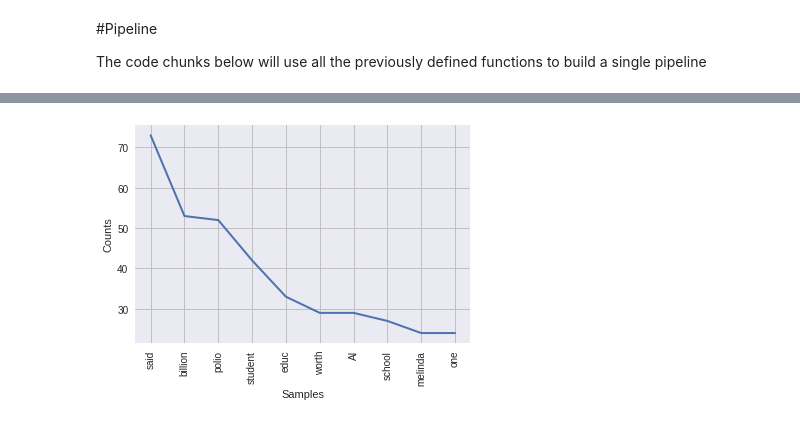
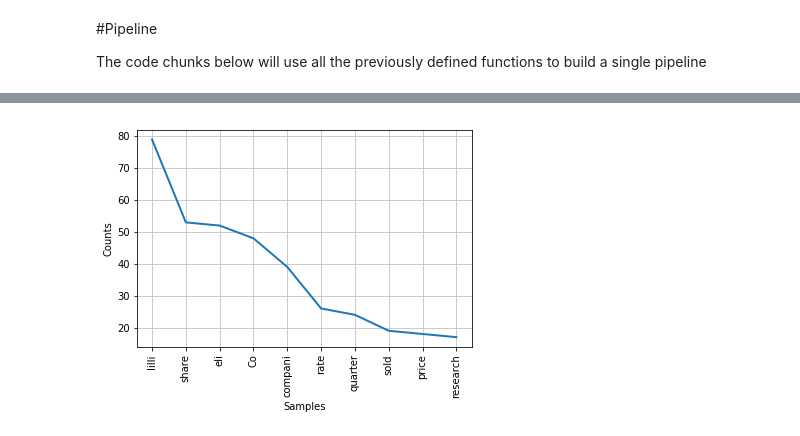
Before and after one commit to IshaKanani/-data_mgmt_rsch_life_cycle, a Jupyter notebook: Week_9_Cleaning_data_data_preprocessing_and_organizing.ipynb, the cells around one changed output, grey strips where cells are left out. Drawn from its saved outputs; the diff is of its cells as text; code cells hidden in the pictures.

```diff
--- a/Week_9_Cleaning_data_data_preprocessing_and_organizing.ipynb
+++ b/Week_9_Cleaning_data_data_preprocessing_and_organizing.ipynb
@@ -97,7 +100,7 @@ def get_top_routers(nw, list_routers, n):
     degrees.append(nw.degree(val))
 
   nodes_degrees = pd.DataFrame()
-  nodes_degrees["org"] = nodes
+  nodes_degrees["org"] = list_routers
   nodes_degrees["connections"] = degrees
 
   top_routers = nodes_degrees.sort_values("connections", ascending=False).head(n)
@@ -119,7 +122,7 @@ def get_url_list(org, total_urls):
   headers = {
       # Request headers
       # Add any of the two keys from microsoft account here
-      'Ocp-Apim-Subscription-Key': '56de6ee45d3e474b8a664174fcabdf81',
+      'Ocp-Apim-Subscription-Key': '',
   }
 
   params = ({
@@ -286,0 +290,18 @@ plot_words(words)
+# %%
+print(top_routers)
+
+#4 Getting the list of URLs
+url_list = get_url_list(top_routers['org'].values[1], 5)
+
+print(url_list)
+
+#5 Getting the text
+details = get_details(url_list)
+
+print(details)
+
+#6. Generating list of words
+words = freq_dist(details)
+
+#7. Plotting and getting a graph
+plot_words(words)
@@ -287,12 +330,15 @@ plot_words(words)
 # %%
 #Adding stop_words and repeating step 6 and 7
 
-stop_words.extend(['gates', 'bill', 'foundation', 'school', 'year'])
+stop_words.extend(['gates', 'bill', 'foundation', 'school', 'year', 'rate', 'stock', 'endowment'])
 
 #6. Generating list of words
 words = freq_dist(details)
 
 #7. Plotting and getting a graph
 plot_words(words)
+
+#Storing the data
+details.to_pickle("url_top_router.pkl")
 # %% [output]
-[figure, old version]
+[figure, new version]
```
Also changed, not shown: parts of 8 cells of this notebook.
